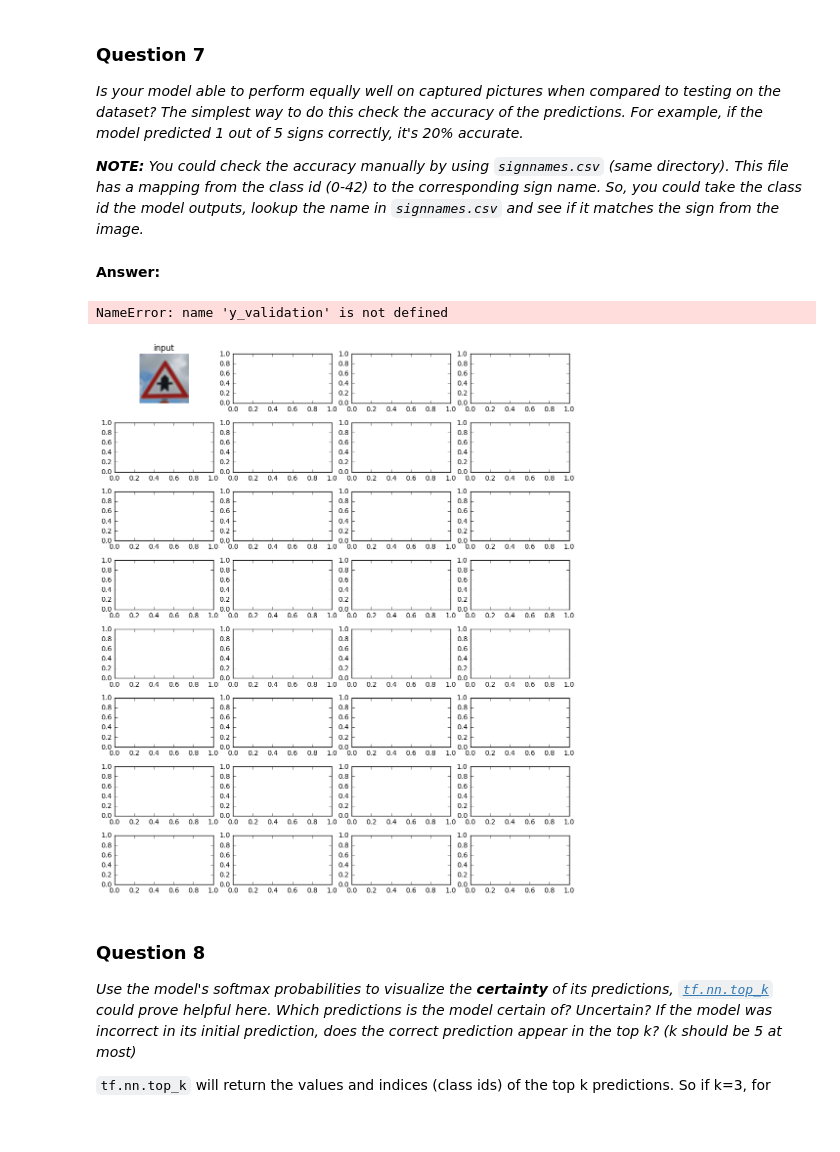
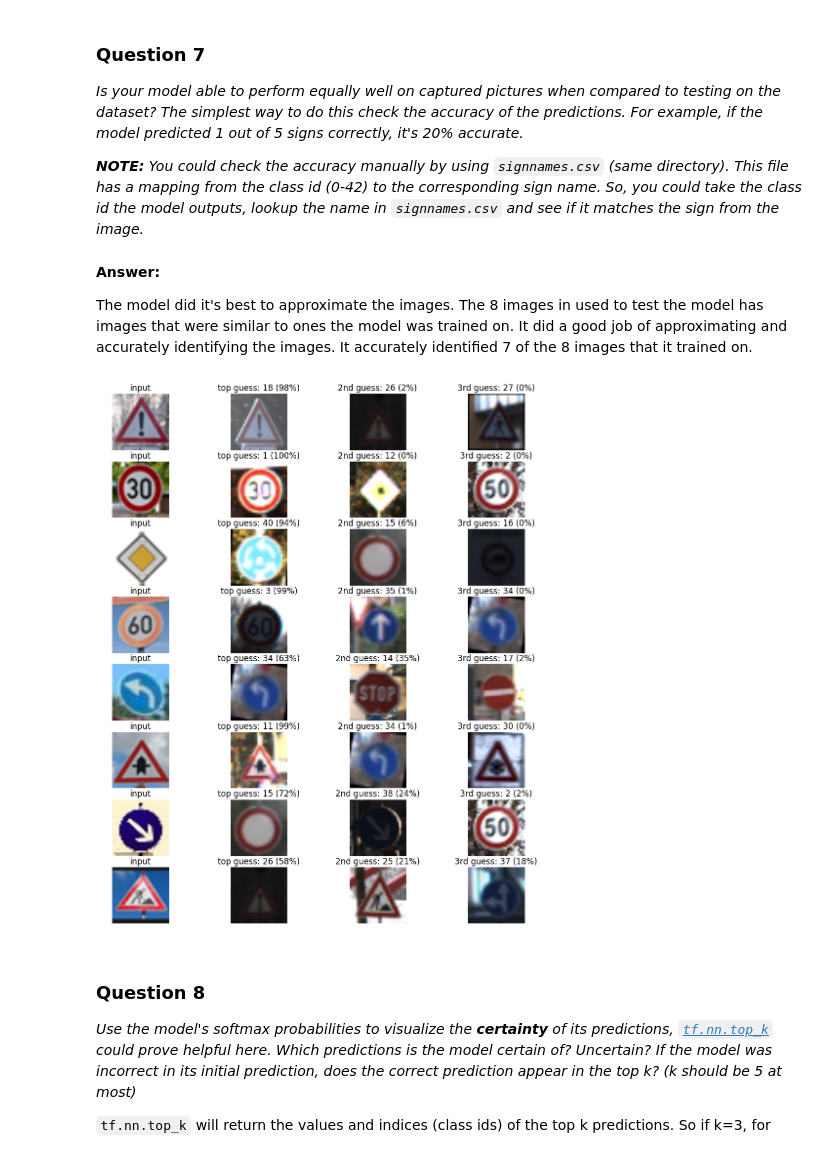
Before and after one commit to jayakasadev/Traffic-Sign-Classifier, a Jupyter notebook: Traffic_Sign_Classifier.ipynb, the cells around one changed output. Drawn from its saved outputs; the diff is of its cells as text; code cells hidden in the pictures; blank space fills up the shorter version.

Commit message:
all questions were completed

```diff
--- a/Traffic_Sign_Classifier.ipynb
+++ b/Traffic_Sign_Classifier.ipynb
@@ -577,7 +577,7 @@ x = tf.placeholder(tf.float32, (None, 32, 32, 3))
 y = tf.placeholder(tf.int32, (None))
 one_hot_y = tf.one_hot(y, n_classes)
 # %%
-rate = 0.0007
+rate = 0.001
 
 BATCH_SIZE = 128
 EPOCHS = 20
@@ -853,9 +851,6 @@ The text on the images might make it hard to for the classifier. Since the netwo
 Since I am using images that the model has never seen before, they will all be classified incorrectly. This is because the classifier has no class for these examples. So it will try to approximate to the best of its ability.
 # %%
 import glob
-import cv2
-import numpy as np
-import tensorflow as tf
 
 images = []
 for filename in glob.glob('./my signs/*.png'):
@@ -867,7 +862,12 @@ for filename in glob.glob('./my signs/*.png'):
 
 print(len(images), " ", images[0].shape)
 
-labels = [3, 11, 1, 12, 38, 34, 18, 25]
+labels = [18, 1, 12, 3, 34, 11, 38, 25]
+
+softmax_logits = tf.nn.softmax(logits)
+k = tf.nn.top_k(softmax_logits, k = 3)
+
+my_top_k = None
 
 with tf.Session() as sess:
     sess.run(tf.global_variables_initializer())
@@ -875,5 +875,8 @@ with tf.Session() as sess:
     saver3.restore(sess, "./model/model.ckpt")
     test_accuracy = evaluate(images, labels)
     print("Test Set Accuracy = {:.10f}".format(test_accuracy))
+
+    my_softmax_logits = sess.run(softmax_logits, feed_dict={x: images})
+    my_top_k = sess.run(k, feed_dict={x: images})
 # %% [output]
 8   (32, 32, 3)
@@ -884,49 +887,39 @@ Test Set Accuracy = 0.1250000000
 _Is your model able to perform equally well on captured pictures when compared to testing on the dataset? The simplest way to do this check the accuracy of the predictions. For example, if the model predicted 1 out of 5 signs correctly, it's 20% accurate._
 
 _**NOTE:** You could check the accuracy manually by using `signnames.csv` (same directory). This file has a mapping from the class id (0-42) to the corresponding sign name. So, you could take the class id the model outputs, lookup the name in `signnames.csv` and see if it matches the sign from the image._
-# %% [markdown]
-**Answer:**
+# %% [markdown]
+**Answer:**
+
+The model did it's best to approximate the images. The 8 images in used to test the model has images that were similar to ones the model was trained on. It did a good job of approximating and accurately identifying the images. It accurately identified 7 of the 8 images that it trained on.
 # %%
-### Visualize the softmax probabilities here.
-### Feel free to use as many code cells as needed.
-softmax_logits = tf.nn.softmax(logits)
-top_k = tf.nn.top_k(softmax_logits, k=3)
+fig, axs = plt.subplots(len(images),4, figsize=(12, 14))
+# fig.subplots_adjust(hspace = .4, wspace=.2)
+axs = axs.ravel()
 
+for i, image in enumerate(images):
+    axs[4*i].axis('off')
+    axs[4*i].imshow(cv2.cvtColor(image, cv2.COLOR_BGR2RGB))
+    axs[4*i].set_title('input')
 
-with tf.Session() as sess:
-    sess.run(tf.global_variables_initializer())
-    saver4 = tf.train.import_meta_graph('./model/model.ckpt.meta')
-    saver4.restore(sess, "./model/model.ckpt")
-    my_softmax_logits = sess.run(softmax_logits, feed_dict={x: images})
-    my_top_k = sess.run(top_k, feed_dict={x: images})
+    guess1 = my_top_k[1][i][0]
+    index1 = np.argwhere(y_CV == guess1)[0]
+    axs[4*i+1].axis('off')
+    axs[4*i+1].imshow(X_CV[index1].squeeze(), cmap='gray')
+    axs[4*i+1].set_title('top guess: {} ({:.0f}%)'.format(guess1, 100*my_top_k[0][i][0]))
 
+    guess2 = my_top_k[1][i][1]
+    index2 = np.argwhere(y_CV == guess2)[0]
+    axs[4*i+2].axis('off')
+    axs[4*i+2].imshow(X_CV[index2].squeeze(), cmap='gray')
+    axs[4*i+2].set_title('2nd guess: {} ({:.0f}%)'.format(guess2, 100*my_top_k[0][i][1]))
 
-    fig, axs = plt.subplots(len(images),4, figsize=(12, 14))
-    fig.subplots_adjust(hspace = .4, wspace=.2)
-    axs = axs.ravel()
-
-    for i, image in enumerate(images):
-        axs[4*i].axis('off')
-        axs[4*i].imshow(cv2.cvtColor(image, cv2.COLOR_BGR2RGB))
-        axs[4*i].set_title('input')
-        guess1 = my_top_k[1][i][0]
-        index1 = np.argwhere(y_validation == guess1)[0]
-        axs[4*i+1].axis('off')
-        axs[4*i+1].imshow(X_validation[index1].squeeze(), cmap='gray')
-        axs[4*i+1].set_title('top guess: {} ({:.0f}%)'.format(guess1, 100*my_top_k[0][i][0]))
-        guess2 = my_top_k[1][i][1]
-        index2 = np.argwhere(y_validation == guess2)[0]
-        axs[4*i+2].axis('off')
-        axs[4*i+2].imshow(X_validation[index2].squeeze(), cmap='gray')
-        axs[4*i+2].set_title('2nd guess: {} ({:.0f}%)'.format(guess2, 100*my_top_k[0][i][1]))
-        guess3 = my_top_k[1][i][2]
-        index3 = np.argwhere(y_validation == guess3)[0]
-        axs[4*i+3].axis('off')
-        axs[4*i+3].imshow(X_validation[index3].squeeze(), cmap='gray')
-        axs[4*i+3].set_title('3rd guess: {} ({:.0f}%)'.format(guess3, 100*my_top_k[0][i][2]))
+    guess3 = my_top_k[1][i][2]
+    index3 = np.argwhere(y_CV == guess3)[0]
+    axs[4*i+3].axis('off')
+    axs[4*i+3].imshow(X_CV[index3].squeeze(), cmap='gray')
+    axs[4*i+3].set_title('3rd guess: {} ({:.0f}%)'.format(guess3, 100*my_top_k[0][i][2]))
 # %% [output]
-NameError: name 'y_validation' is not defined
-[figure, old version]
+[figure, new version]
 # %% [markdown]
 ### Question 8
 
```
Also changed, not shown: parts of 7 cells of this notebook, 3 other files.
